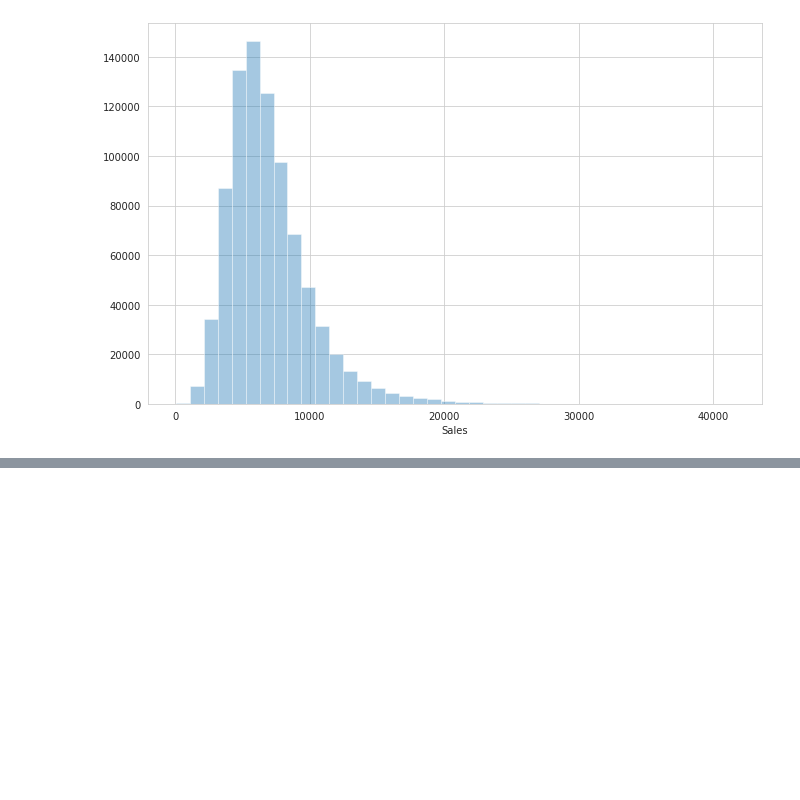
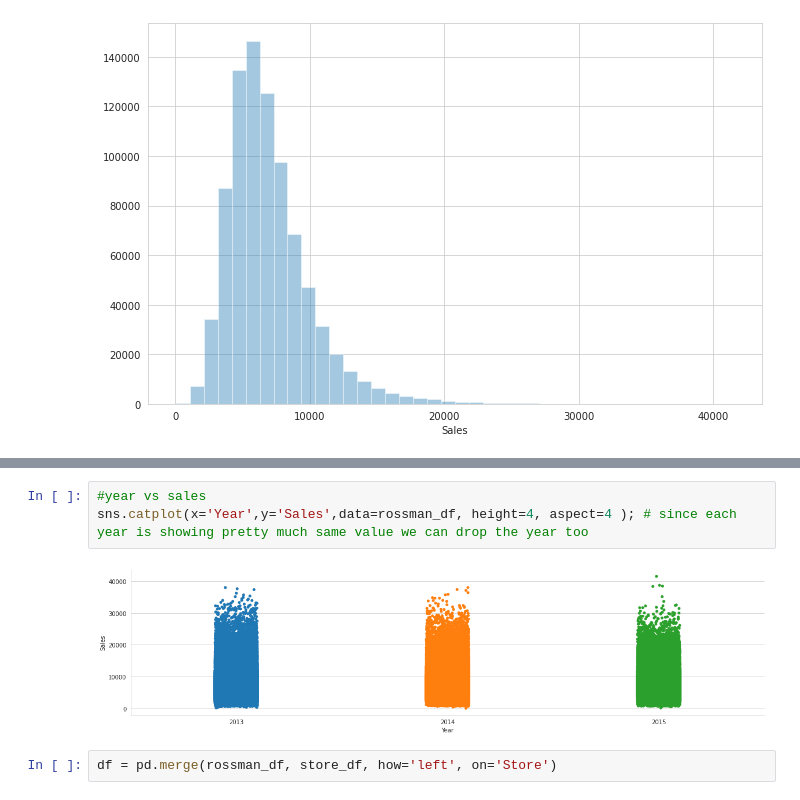
Before and after one commit to asim5800/Retail-Sales-Prediction, a Jupyter notebook: Asim_Rossmann_Sales_Prediction_Capstone_Project.ipynb, the cells around one changed output, grey strips where cells are left out. Drawn from its saved outputs; the diff is of its cells as text; blank space fills up the shorter version.

```diff
--- a/Asim_Rossmann_Sales_Prediction_Capstone_Project.ipynb
+++ b/Asim_Rossmann_Sales_Prediction_Capstone_Project.ipynb
@@ -279,0 +324,7 @@ sns.lmplot(x= 'Sales' , y ='Customers',data=rossman_df, palette='seismic');
+# %%
+#year vs sales
+sns.catplot(x='Year',y='Sales',data=rossman_df, height=4, aspect=4 ); # since each year is showing pretty much same value we can drop the year too
+# %% [output]
+[figure, added]
+# %%
+df = pd.merge(rossman_df, store_df, how='left', on='Store')
```
Also changed, not shown: parts of 37 cells of this notebook.
